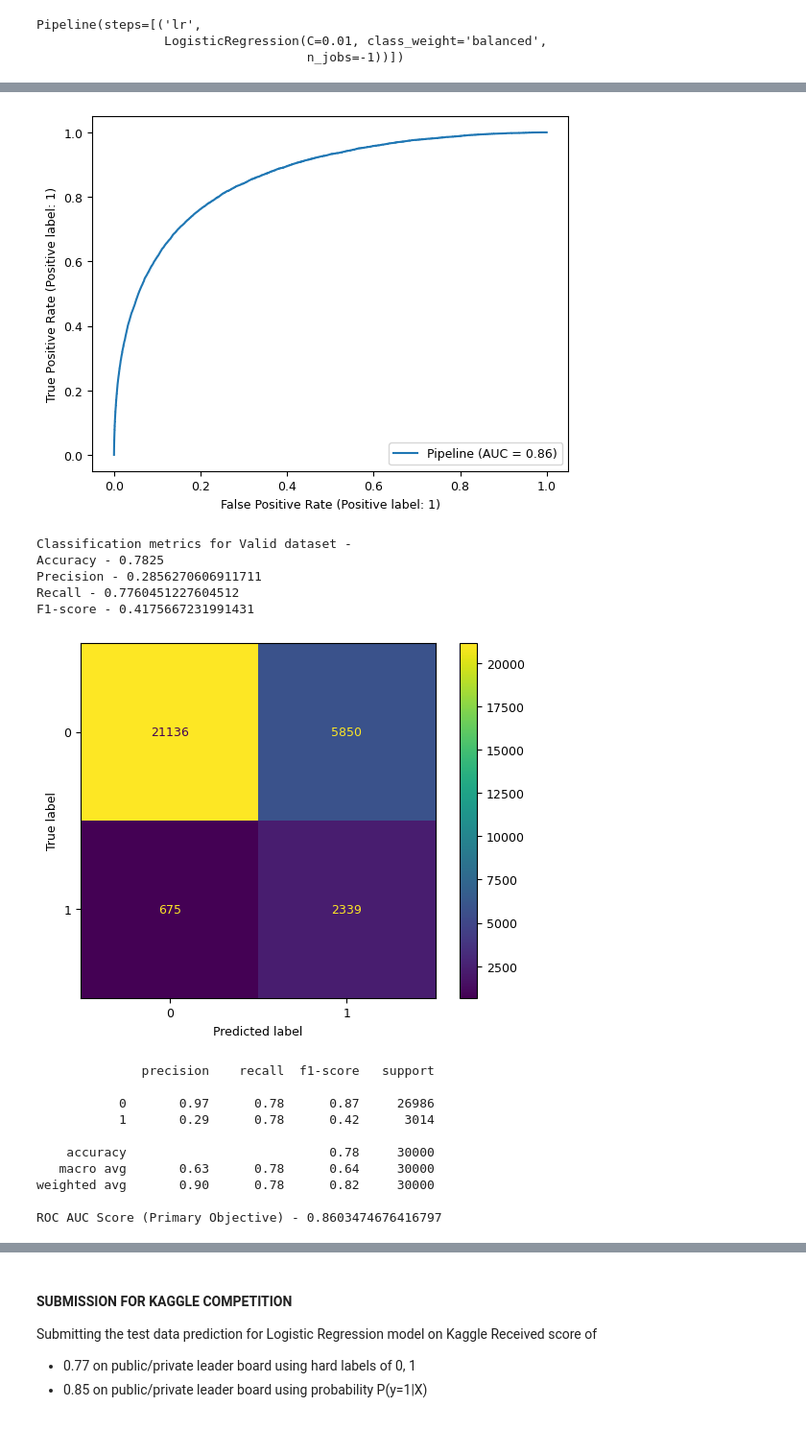
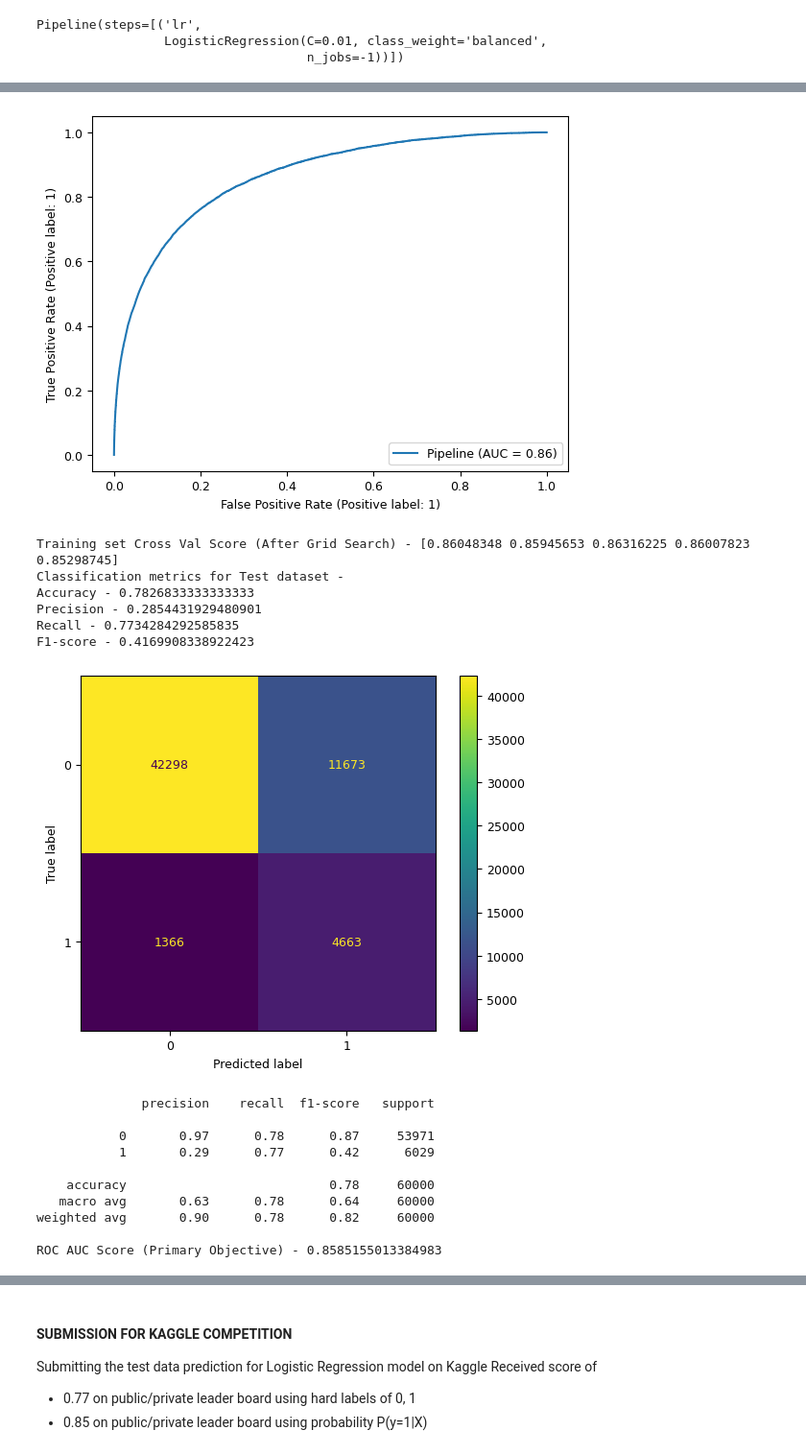
Before and after one commit to uditmanav17/assessments, a Jupyter notebook: notebooks/EDA.ipynb, the cells around one changed output, grey strips where cells are left out. Shown at 96% size. Cells and saved outputs as stored; diff of their text form; code cells hidden in the pictures.

```diff
--- a/notebooks/EDA.ipynb
+++ b/notebooks/EDA.ipynb
@@ -162,14 +162,8 @@ train_df, test_df = train_test_split(
     random_state=RANDOM_STATE,
     stratify=df["target"],
 )
-test_df, valid_df = train_test_split(
-    test_df,
-    test_size=0.5,
-    random_state=RANDOM_STATE,
-    stratify=test_df["target"],
-)
 
-for df_ in [train_df, valid_df, test_df]:
+for df_ in [train_df, test_df]:
     print(df_.shape)
     print(df_["target"].value_counts())
 # %% [output]
@@ -418,6 +392,10 @@ grid_search = GridSearchCV(
     param_grid,
     cv=3,
     refit=True,
+    # scoring="precision",
+    # scoring="recall",
+    scoring="roc_auc",
+    # scoring="accuracy",
 )
 grid_search.fit(train_X_scaled, train_y)
 # %% [output]
@@ -443,44 +422,47 @@ Pipeline(steps=[('lr',
 # %%
 print("Classification metrics for Train dataset -")
 classification_metrics(best_lr_clf, train_X_scaled, train_y)
 
-print("Classification metrics for Valid dataset -")
-classification_metrics(best_lr_clf, mm_scaler.transform(valid_X), valid_y)
+print(
+    "Training set Cross Val Score (After Grid Search) -",
+    cross_val_score(best_lr_clf, train_X_scaled, train_y, scoring="roc_auc"),
+)
 
 print("Classification metrics for Test dataset -")
 classification_metrics(best_lr_clf, mm_scaler.transform(test_X), test_y)
 # %% [output]
 Classification metrics for Train dataset -
 Accuracy - 0.7832285714285714
 Precision - 0.28684038234909
 Recall - 0.7785201506859052
 F1-score - 0.4192214950051671
 [figure]
               precision    recall  f1-score   support
 
            0       0.97      0.78      0.87    125931
            1       0.29      0.78      0.42     14069
 
     accuracy                           0.78    140000
    macro avg       0.63      0.78      0.64    140000
 weighted avg       0.90      0.78      0.82    140000
 
 ROC AUC Score (Primary Objective) - 0.8620337586484635
 [figure]
-Classification metrics for Valid dataset -
-Accuracy - 0.7825
-Precision - 0.2856270606911711
-Recall - 0.7760451227604512
-F1-score - 0.4175667231991431
+Training set Cross Val Score (After Grid Search) - [0.86048348 0.85945653 0.86316225 0.86007823 0.85298745]
+Classification metrics for Test dataset -
+Accuracy - 0.7826833333333333
+Precision - 0.2854431929480901
+Recall - 0.7734284292585835
+F1-score - 0.4169908338922423
-[figure, old version]
+[figure, new version]
               precision    recall  f1-score   support
 
-           0       0.97      0.78      0.87     26986
-           1       0.29      0.78      0.42      3014
+           0       0.97      0.78      0.87     53971
+           1       0.29      0.77      0.42      6029
 
-    accuracy                           0.78     30000
-   macro avg       0.63      0.78      0.64     30000
-weighted avg       0.90      0.78      0.82     30000
+    accuracy                           0.78     60000
+   macro avg       0.63      0.78      0.64     60000
+weighted avg       0.90      0.78      0.82     60000
 
-ROC AUC Score (Primary Objective) - 0.8603474676416797
+ROC AUC Score (Primary Objective) - 0.8585155013384983
 [figure]
```
Also changed, not shown: parts of 10 cells of this notebook.
